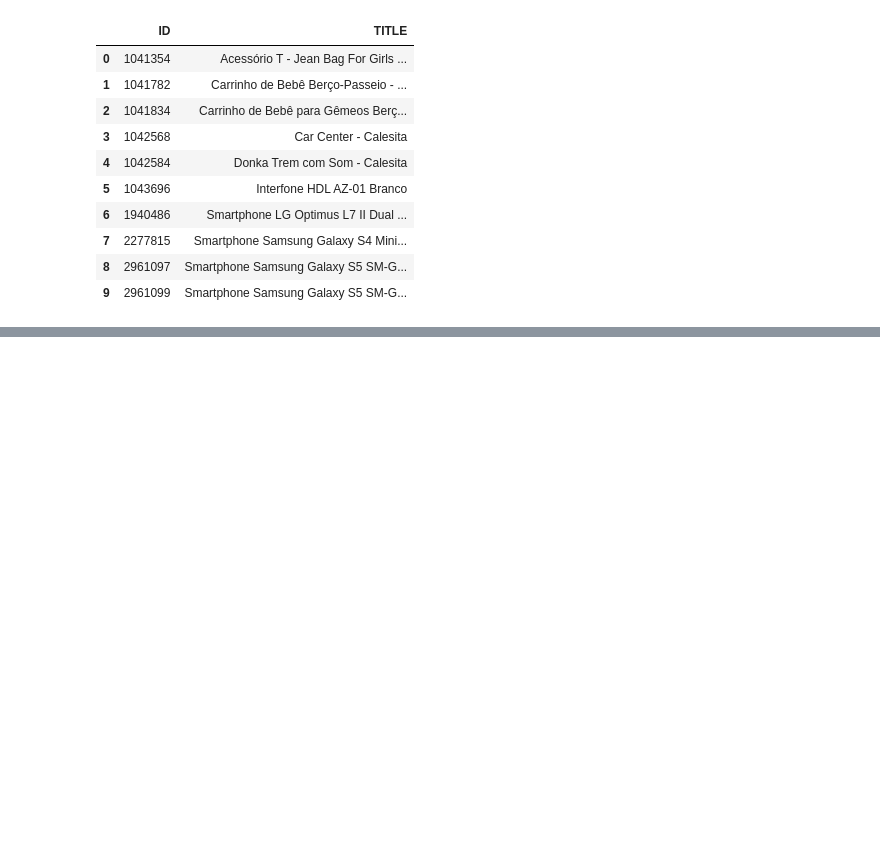
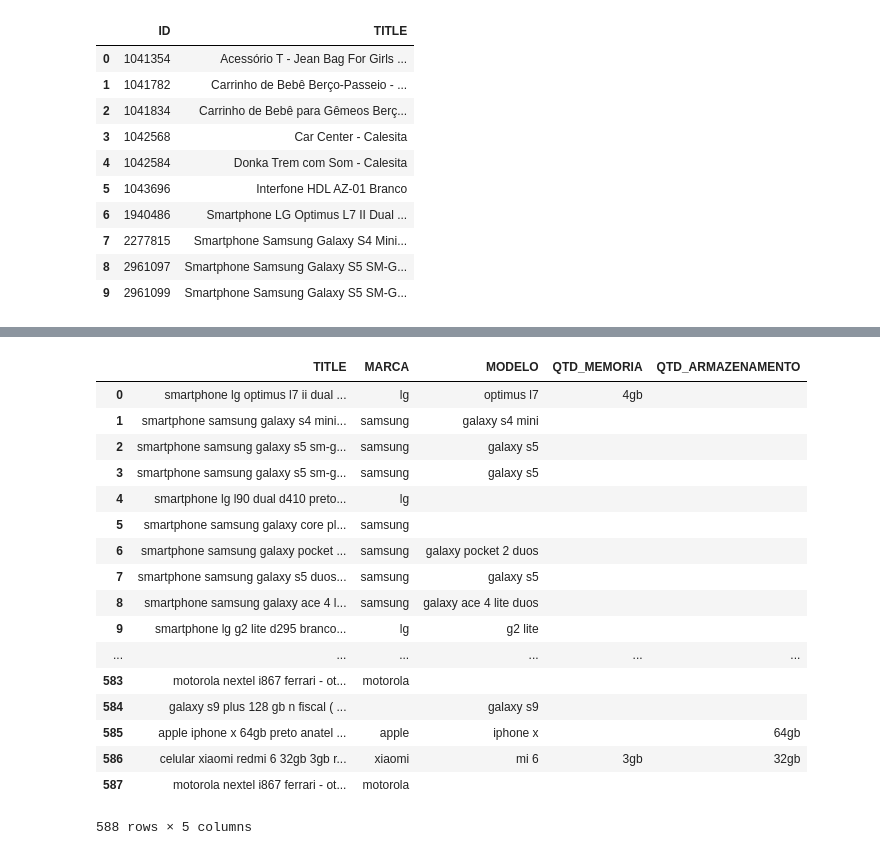
Before and after one commit to JAugusto97/SmartphoneClassifier, a Jupyter notebook: birdie_ps_2019.ipynb, the cells around one changed output, grey strips where cells are left out. Saved outputs shown, nothing was run; the diff lists cells and outputs as text; code cells hidden in the pictures; blank space fills up the shorter version.

```diff
--- a/birdie_ps_2019.ipynb
+++ b/birdie_ps_2019.ipynb
@@ -274,2 +287,3 @@ data['SMARTPHONE'] = y
 # %%
-data.to_csv('data/resultados.tsv', sep='\t')
+birdie_data = pd.read_csv('data/resultados.tsv', sep='\t')
+submarino_data = pd.read_csv('data/submarino_smartphones.csv')
@@ -275,0 +331,5 @@ data.to_csv('data/resultados.tsv', sep='\t')
+# %%
+submarino_data = pd.DataFrame(submarino_data['smartphone'][submarino_data['SMARTPHONE'] == 1])
+submarino_data.columns = ['TITLE']
+
+birdie_data = pd.DataFrame(birdie_data['TITLE'][birdie_data['SMARTPHONE'] == 1], columns=['TITLE'])
@@ -275,0 +359,2 @@ data.to_csv('data/resultados.tsv', sep='\t')
+# %%
+birdie_data['TITLE'] = birdie_data['TITLE'].apply(lambda x: x.lower())
@@ -275,0 +399,17 @@ data.to_csv('data/resultados.tsv', sep='\t')
+# %%
+for atributo, regex in res.items():
+    i = 0
+    encontrados = []
+    for smartphone in birdie_data['TITLE']:
+        encontrado = re.findall(regex, smartphone)
+        if encontrado:
+            if encontrado[0][-1] in [',', '.']: # conserta regex de qtd memoria/armazenamento
+                encontrados.append(encontrado[0][:-1].strip())
+            else:
+                encontrados.append(encontrado[0].strip())
+        else:
+            encontrados.append('')
+        i += 1
+
+    birdie_data[atributo] = encontrados
+    birdie_data.reset_index(drop=True,inplace=True)
@@ -275,0 +433,21 @@ data.to_csv('data/resultados.tsv', sep='\t')
+# %%
+birdie_data
+# %% [output]
+|  | TITLE | MARCA | MODELO | QTD_MEMORIA | QTD_ARMAZENAMENTO |
+| 0 | smartphone lg optimus l7 ii dual ... | lg | optimus l7 | 4gb |  |
+| 1 | smartphone samsung galaxy s4 mini... | samsung | galaxy s4 mini |  |  |
+| 2 | smartphone samsung galaxy s5 sm-g... | samsung | galaxy s5 |  |  |
+| 3 | smartphone samsung galaxy s5 sm-g... | samsung | galaxy s5 |  |  |
+| 4 | smartphone lg l90 dual d410 preto... | lg |  |  |  |
+| 5 | smartphone samsung galaxy core pl... | samsung |  |  |  |
+| 6 | smartphone samsung galaxy pocket ... | samsung | galaxy pocket 2 duos |  |  |
+| 7 | smartphone samsung galaxy s5 duos... | samsung | galaxy s5 |  |  |
+| 8 | smartphone samsung galaxy ace 4 l... | samsung | galaxy ace 4 lite duos |  |  |
+| 9 | smartphone lg g2 lite d295 branco... | lg | g2 lite |  |  |
+| ... | ... | ... | ... | ... | ... |
+| 583 | motorola nextel i867 ferrari - ot... | motorola |  |  |  |
+| 584 | galaxy s9 plus 128 gb n fiscal ( ... |  | galaxy s9 |  |  |
+| 585 | apple iphone x 64gb preto anatel ... | apple | iphone x |  | 64gb |
+| 586 | celular xiaomi redmi 6 32gb 3gb r... | xiaomi | mi 6 | 3gb | 32gb |
+| 587 | motorola nextel i867 ferrari - ot... | motorola |  |  |  |
+588 rows × 5 columns
```
Also changed, not shown: parts of 24 cells of this notebook, 13 other files.
